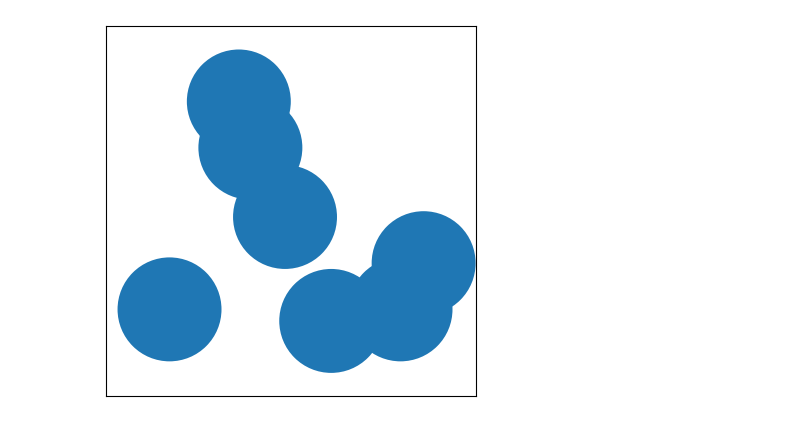
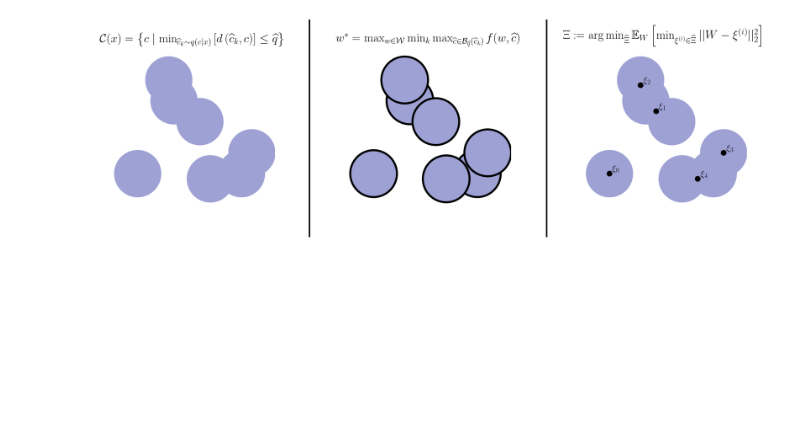
Before and after one commit to yashpatel5400/csi, a Jupyter notebook: diagram.ipynb, the cells around one changed output. Drawn from its saved outputs; the diff is of its cells as text; code cells hidden in the pictures; blank space fills up the shorter version.

Commit message:
Add explanatory diagram

```diff
--- a/diagram.ipynb
+++ b/diagram.ipynb
@@ -25,12 +29,10 @@ class scatter():
         self.timer.add_callback(lambda : self.ax.figure.canvas.draw_idle())
         self.timer.start()
 # %%
-import matplotlib.pyplot as plt
-import numpy as np
-import seaborn as sns
-
+plt.rcParams['text.usetex'] = True
 plt.rcParams['mathtext.fontset'] = 'stix'
 plt.rcParams['font.family'] = 'STIXGeneral'
+plt.rcParams['text.latex.preamble'] = r'\usepackage{amsfonts}'
 
 SMALL_SIZE = 12
 MEDIUM_SIZE = 14
@@ -43,35 +45,3 @@ plt.rc('xtick', labelsize=BIGGER_SIZE)    # fontsize of the tick labels
 plt.rc('ytick', labelsize=BIGGER_SIZE)    # fontsize of the tick labels
 plt.rc('legend', fontsize=BIGGER_SIZE)    # legend fontsize
 plt.rc('figure', titlesize=BIGGER_SIZE)  # fontsize of the figure title
-
-sns.set_style()
-# %%
-vmin = 1
-vmax = 32
-
-circles = np.array([
-    [6, 8],
-    [12, 26],
-    [13, 22],
-    [20, 7],
-    [28, 12],
-    [26, 8],
-    [16, 16],
-])
-
-x = circles[:,0]
-y = circles[:,1]
-
-fig, ax = plt.subplots()
-ax.set_xlim(vmin - 0.5, vmax + 0.5)
-ax.set_ylim(vmin - 0.5, vmax + 0.5)
-
-sc = scatter(x,y,ax, linewidth=0, size=9)
-
-ax.set_aspect(1)
-ax.set_xticks([])
-ax.set_yticks([])
-
-plt.show()
-# %% [output]
-[figure, removed]
@@ -77,0 +75,30 @@ plt.show()
+# %%
+fig, axs = plt.subplots(nrows=1, ncols=3, figsize=(24,6))
+
+axs[0].set_title(r"$\mathcal{C}(x) = \left\{c \mid \min_{\widehat{c}_k\sim q(c\mid x)}\left[d\left(\widehat{c}_k, c\right) \right] \le \widehat{q} \right\}$", fontsize=24)
+scatter(circle_x,circle_y,axs[0],size=9, color="#9EA1D4")
+
+axs[1].set_title(r"$w^{*} = \max_{w\in\mathcal{W}} \min_{k} \max_{\widehat{c} \in \mathcal{B}_{\widehat{q}}(\widehat{c}_{k})} f(w, \widehat{c})$", fontsize=24)
+scatter(circle_x,circle_y,axs[1],linewidth=4, size=9, color="#9EA1D4", edgecolors='black')
+
+axs[2].set_title(r"$\Xi := \mathrm{arg}\min_{\widehat{\Xi}} \mathbb{E}_{W}\left[\min_{\xi^{(i)} \in \widehat{\Xi}} || W - \xi^{(i)} ||_2^2 \right]$", fontsize=24)
+scatter(circle_x,circle_y,axs[2],size=9, color="#9EA1D4")
+scatter(rps_x,rps_y,axs[2],size=1, color="k", edgecolors='black')
+
+for ax in axs:
+    ax.set_xlim(vmin - 0.5, vmax + 0.5)
+    ax.set_ylim(vmin - 0.5, vmax + 0.5)
+
+    ax.set_aspect(1)
+    ax.axis('off')
+
+for i, rp in enumerate(rps):
+    ax.annotate(f"$\\xi_{i}$", (rp[0] + 0.5, rp[1] + 0.5))
+
+line = plt.Line2D((.375,.375), (0,1.0), color="k", linewidth=3)
+fig.add_artist(line)
+line = plt.Line2D((.65,.65), (0,1.0), color="k", linewidth=3)
+fig.add_artist(line)
+plt.savefig("workflow.png", bbox_inches="tight")
+# %% [output]
+[figure, added]
```
Also changed, not shown: parts of 2 cells of this notebook.
